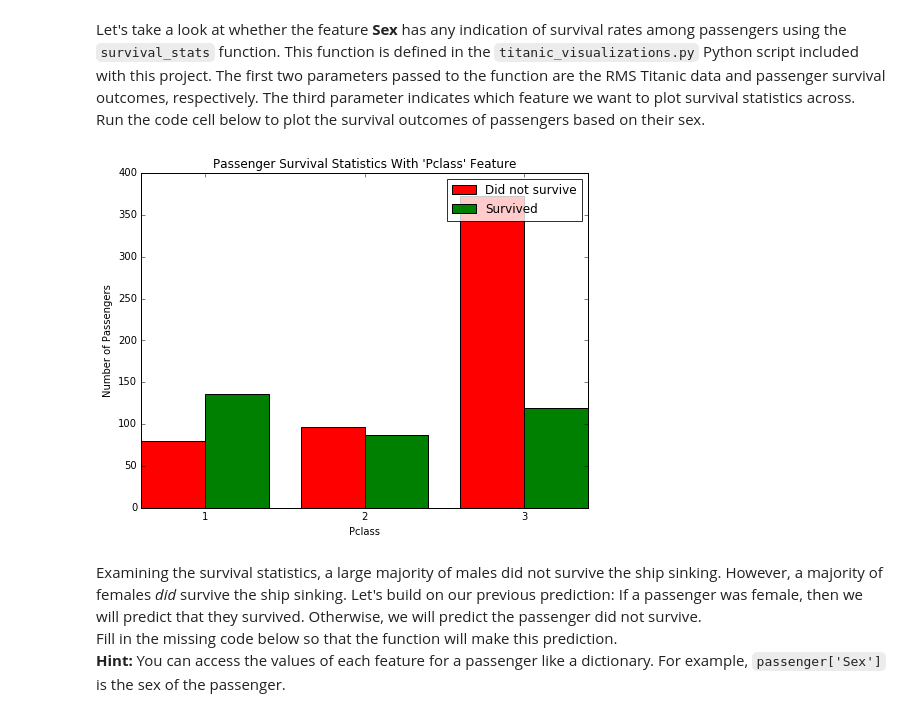
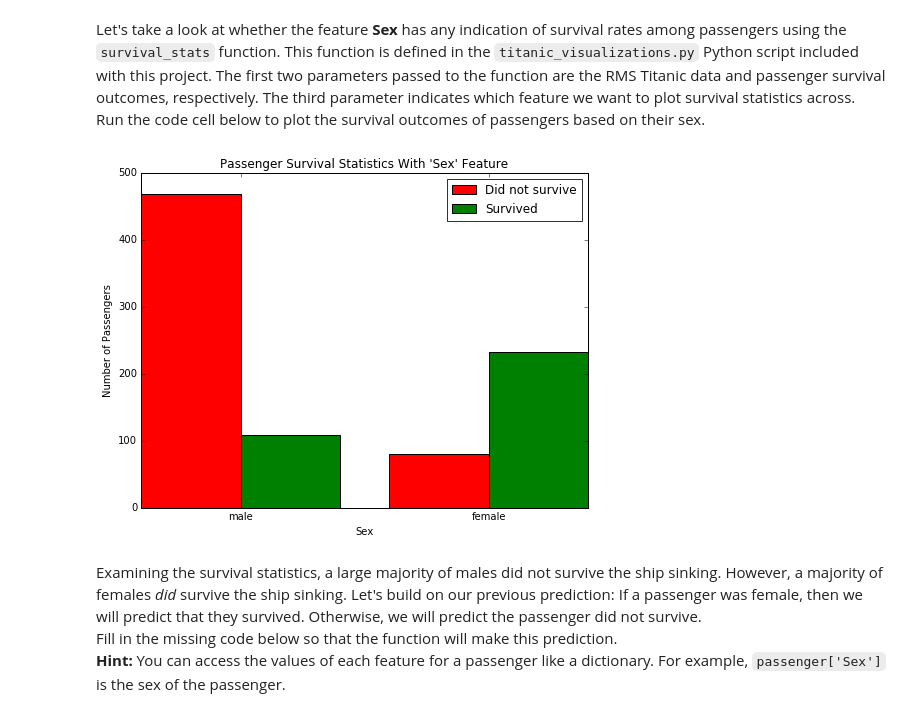
Before and after one commit to DannyZuko/machine-learning, a Jupyter notebook: projects/titanic_survival_exploration/Titanic_Survival_Exploration.ipynb, the cells around one changed output. Drawn from its saved outputs; the diff is of its cells as text; code cells hidden in the pictures.

```diff
--- a/projects/titanic_survival_exploration/Titanic_Survival_Exploration.ipynb
+++ b/projects/titanic_survival_exploration/Titanic_Survival_Exploration.ipynb
@@ -129,9 +122,9 @@ Predictions have an accuracy of 61.62%.
 Let's take a look at whether the feature **Sex** has any indication of survival rates among passengers using the `survival_stats` function. This function is defined in the `titanic_visualizations.py` Python script included with this project. The first two parameters passed to the function are the RMS Titanic data and passenger survival outcomes, respectively. The third parameter indicates which feature we want to plot survival statistics across.
 Run the code cell below to plot the survival outcomes of passengers based on their sex.
 # %%
-survival_stats(data, outcomes, 'Pclass')
+survival_stats(data, outcomes, 'Sex')
 # %% [output]
-[figure, old version]
+[figure, new version]
 # %% [markdown]
 Examining the survival statistics, a large majority of males did not survive the ship sinking. However, a majority of females *did* survive the ship sinking. Let's build on our previous prediction: If a passenger was female, then we will predict that they survived. Otherwise, we will predict the passenger did not survive.
 Fill in the missing code below so that the function will make this prediction.
```
Also changed, not shown: parts of 8 cells of this notebook.
